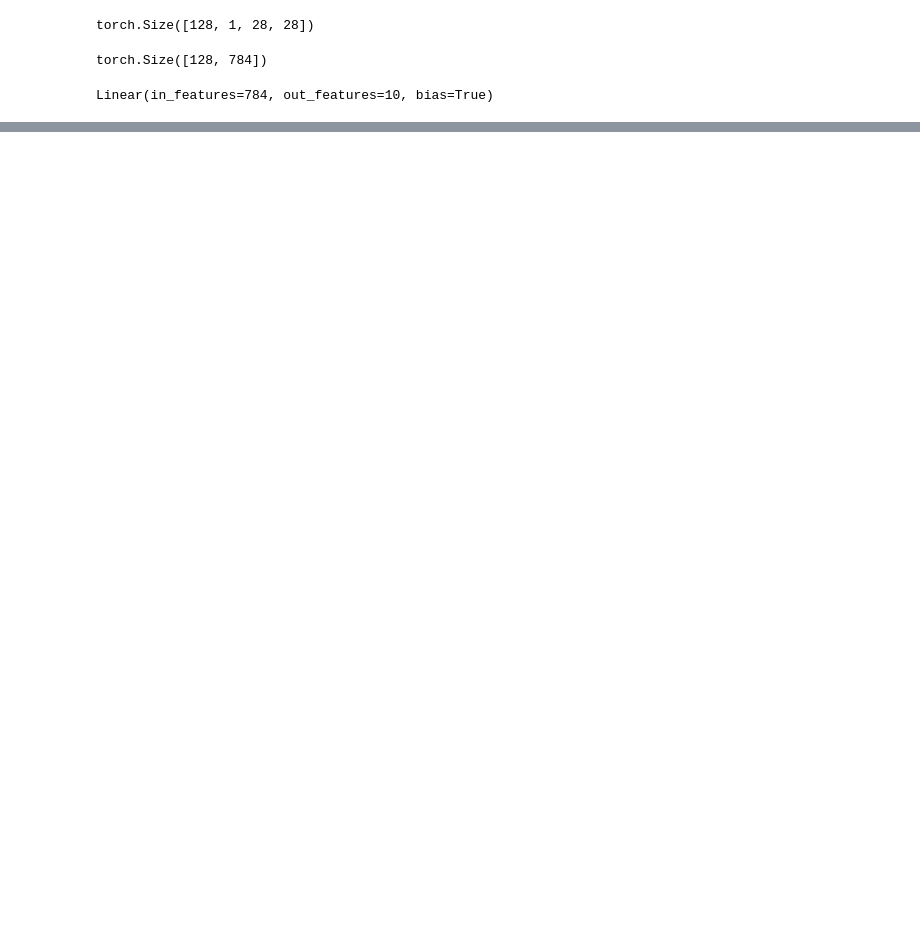
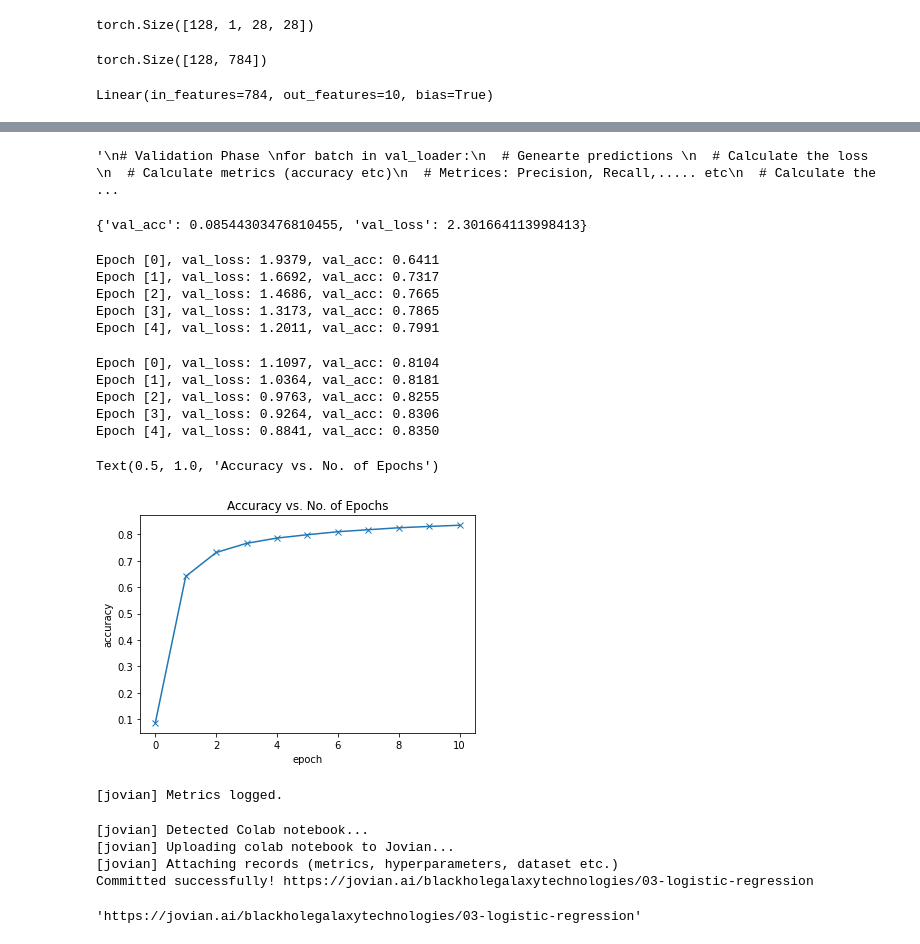
Before and after one commit to sharadk1234/Deep_Learning_NN, a Jupyter notebook: logistical_Regression_MNIST.ipynb, the cells around one changed output, grey strips where cells are left out. Cells and saved outputs as stored; diff of their text form; code cells hidden in the pictures; blank space fills up the shorter version.

Commit message:
Logistical_Regression_DEEPNN
Logistical Regression on MNIST Dataset

```diff
--- a/logistical_Regression_MNIST.ipynb
+++ b/logistical_Regression_MNIST.ipynb
@@ -290,0 +449,14 @@ NameError: ignored
+# %%
+'''
+# Validation Phase
+for batch in val_loader:
+  # Genearte predictions
+  # Calculate the loss
+  # Calculate metrics (accuracy etc)
+  # Metrices: Precision, Recall,..... etc
+  # Calculate the average validation loss and metrics
+  # We will used fit function to train the model...
+
+'''
+# %% [output]
+'\n# Validation Phase \nfor batch in val_loader:\n  # Genearte predictions \n  # Calculate the loss \n  # Calculate metrics (accuracy etc)\n  # Metrices: Precision, Recall,..... etc\n  # Calculate the ...
@@ -290,0 +485,5 @@ NameError: ignored
+# %%
+def evaluate (odel, val_loader):
+  outputs = [model.validation_step(batch) for batch in val_loader]
+  return model.validation_epoch_end(outputs)
+# Choosing the Right Size of the HyperParameter
@@ -290,0 +529,5 @@ NameError: ignored
+# %%
+result0 = evaluate(model, val_loader)
+result0
+# %% [output]
+{'val_acc': 0.08544303476810455, 'val_loss': 2.301664113998413}
@@ -290,0 +538,16 @@ NameError: ignored
+# %%
+history1 = fit(5, 0.001, model, train_loader, val_loader)
+# %% [output]
+Epoch [0], val_loss: 1.9379, val_acc: 0.6411
+Epoch [1], val_loss: 1.6692, val_acc: 0.7317
+Epoch [2], val_loss: 1.4686, val_acc: 0.7665
+Epoch [3], val_loss: 1.3173, val_acc: 0.7865
+Epoch [4], val_loss: 1.2011, val_acc: 0.7991
+# %%
+history2 = fit(5, 0.001, model, train_loader, val_loader)
+# %% [output]
+Epoch [0], val_loss: 1.1097, val_acc: 0.8104
+Epoch [1], val_loss: 1.0364, val_acc: 0.8181
+Epoch [2], val_loss: 0.9763, val_acc: 0.8255
+Epoch [3], val_loss: 0.9264, val_acc: 0.8306
+Epoch [4], val_loss: 0.8841, val_acc: 0.8350
@@ -290,0 +556,10 @@ NameError: ignored
+# %%
+history = [result0] + history1 + history2
+accuracies = [result['val_acc'] for result in history]
+plt.plot(accuracies, '-x')
+plt.xlabel('epoch')
+plt.ylabel('accuracy')
+plt.title('Accuracy vs. No. of Epochs')
+# %% [output]
+Text(0.5, 1.0, 'Accuracy vs. No. of Epochs')
+[figure, added]
@@ -290,0 +568,12 @@ NameError: ignored
+# %%
+jovian.log_metrics(val_acc=history[-1]['val_acc'], val_loss=history[-1]['val_loss'])
+# %% [output]
+[jovian] Metrics logged.
+# %%
+jovian.commit(project='03-logistic-regression', environment=None)
+# %% [output]
+[jovian] Detected Colab notebook...
+[jovian] Uploading colab notebook to Jovian...
+[jovian] Attaching records (metrics, hyperparameters, dataset etc.)
+Committed successfully! https://jovian.ai/blackholegalaxytechnologies/03-logistic-regression
+'https://jovian.ai/blackholegalaxytechnologies/03-logistic-regression'
```
Also changed, not shown: parts of 101 cells of this notebook.
